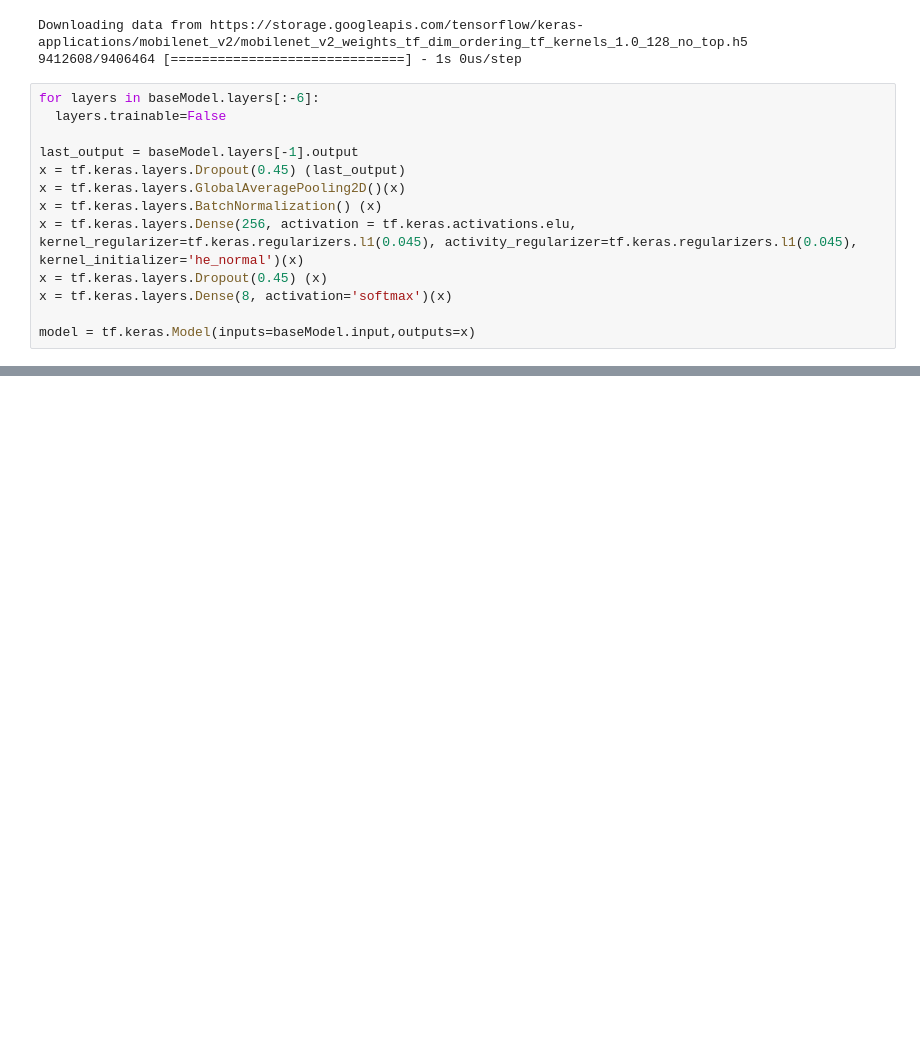
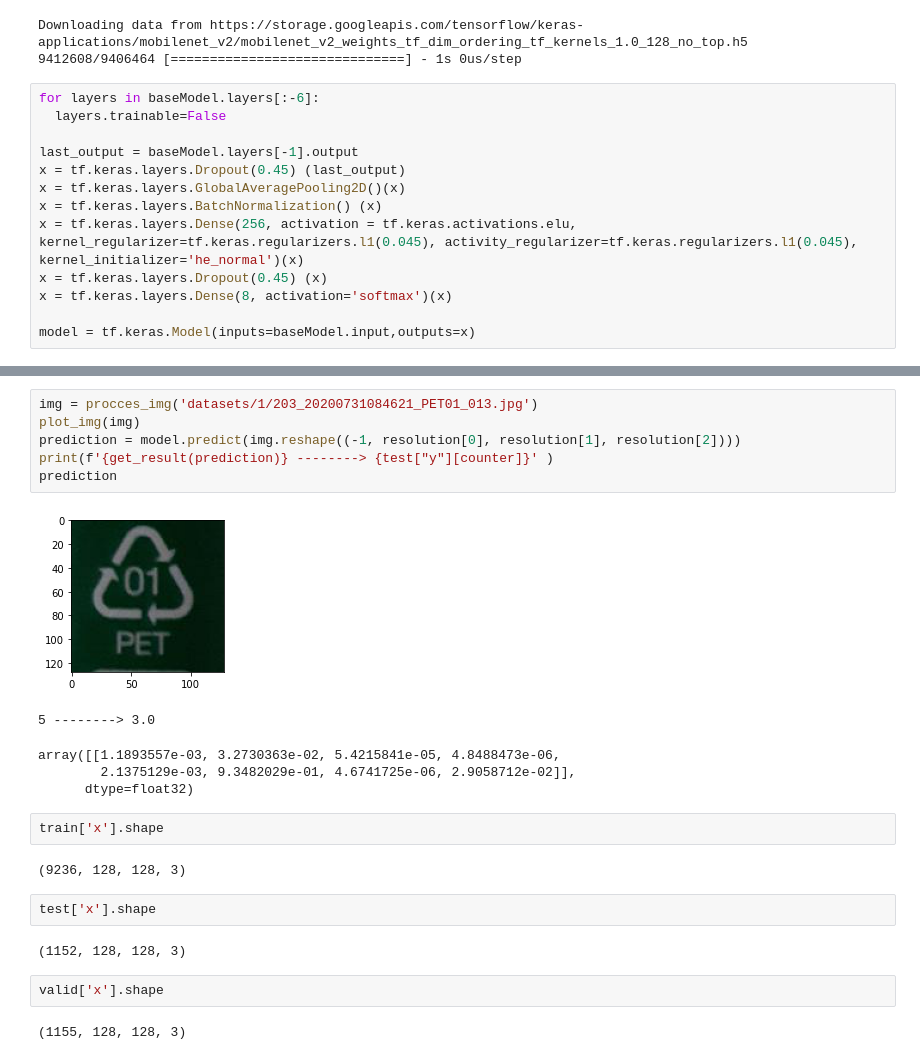
Before and after one commit to gorky22/number_recognition, a Jupyter notebook: transfer2.ipynb, the cells around one changed output, grey strips where cells are left out. Cells and saved outputs as stored; diff of their text form; blank space fills up the shorter version.

```diff
--- a/transfer2.ipynb
+++ b/transfer2.ipynb
@@ -143,0 +195,24 @@ KeyboardInterrupt:
+# %%
+img = procces_img('datasets/1/203_20200731084621_PET01_013.jpg')
+plot_img(img)
+prediction = model.predict(img.reshape((-1, resolution[0], resolution[1], resolution[2])))
+print(f'{get_result(prediction)} --------> {test["y"][counter]}' )
+prediction
+# %% [output]
+[figure, added]
+5 --------> 3.0
+array([[1.1893557e-03, 3.2730363e-02, 5.4215841e-05, 4.8488473e-06,
+        2.1375129e-03, 9.3482029e-01, 4.6741725e-06, 2.9058712e-02]],
+      dtype=float32)
+# %%
+train['x'].shape
+# %% [output]
+(9236, 128, 128, 3)
+# %%
+test['x'].shape
+# %% [output]
+(1152, 128, 128, 3)
+# %%
+valid['x'].shape
+# %% [output]
+(1155, 128, 128, 3)
```
Also changed, not shown: parts of 4 cells of this notebook, 3 other files.
